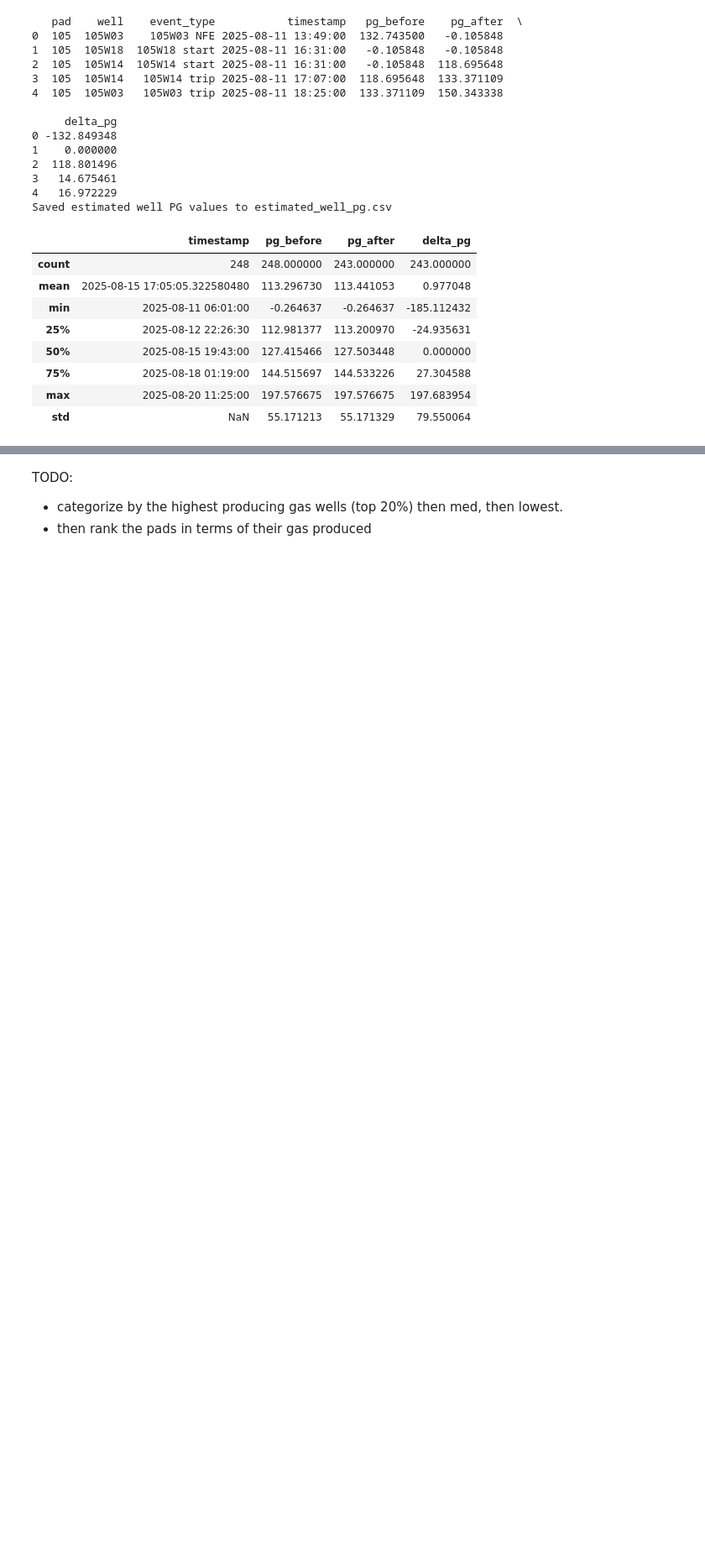
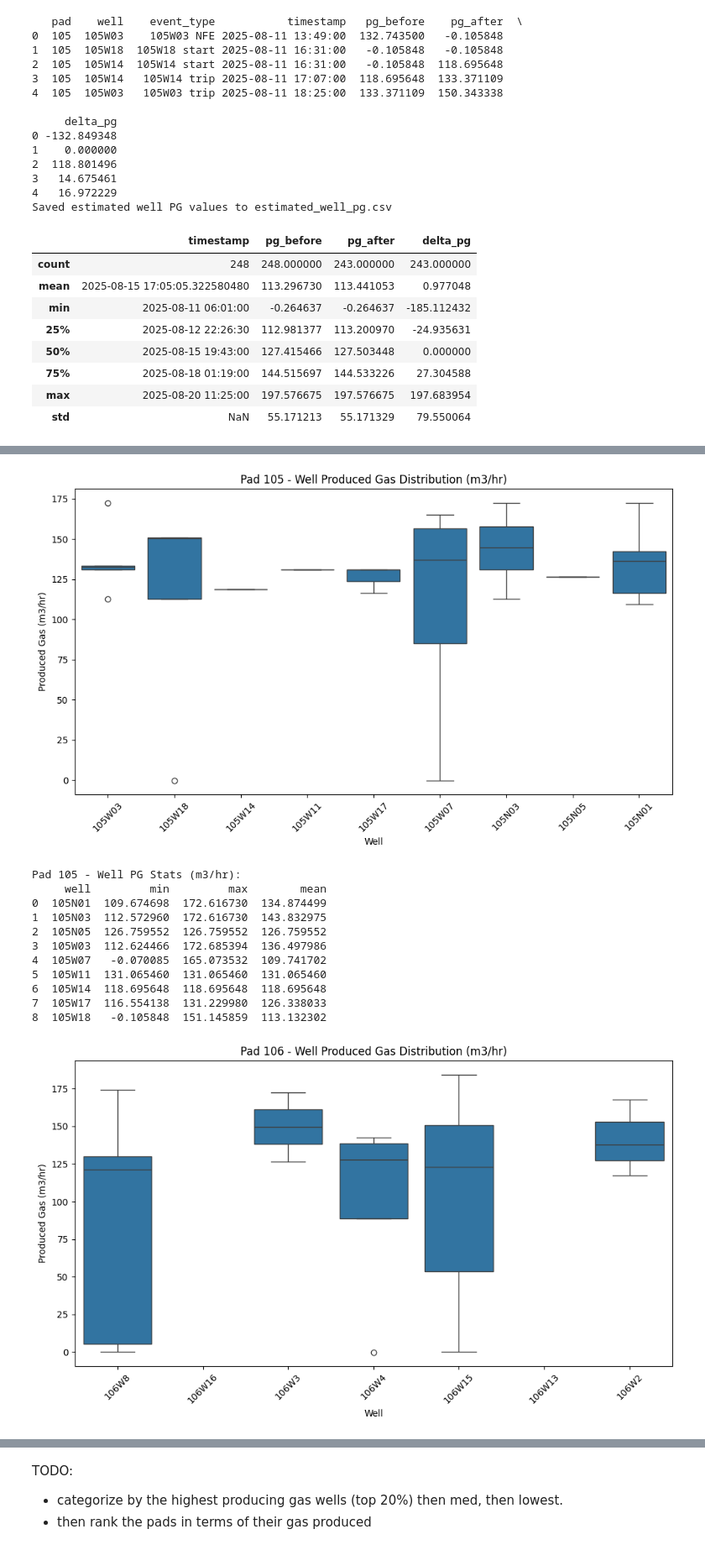
Before and after one commit to mo-beaulieu/Produced-Gas, a Jupyter notebook: well_level_pg.ipynb, the cells around one changed output, grey strips where cells are left out. Shown at 84% size. Cells and saved outputs as stored; diff of their text form; code cells hidden in the pictures; blank space fills up the shorter version.

Commit message:
created box plots and found actual vs delta

```diff
--- a/well_level_pg.ipynb
+++ b/well_level_pg.ipynb
@@ -222,0 +331,34 @@ ModuleNotFoundError: No module named 'seaborn'
+# %%
+import matplotlib.pyplot as plt
+import seaborn as sns
+
+# Boxplot for each pad's wells
+for pad in df_well_pg_actual['pad'].unique():
+    df_pad = df_well_pg_actual[df_well_pg_actual['pad'] == pad]
+    plt.figure(figsize=(10, 6))
+    sns.boxplot(x='well', y='produced_gas_value', data=df_pad)
+    plt.title(f'Pad {pad} - Well Produced Gas Distribution (m3/hr)')
+    plt.ylabel('Produced Gas (m3/hr)')
+    plt.xlabel('Well')
+    plt.xticks(rotation=45)
+    plt.tight_layout()
+    plt.show()
+
+    # Table of min, max, avg for each well
+    stats = df_pad.groupby('well')['produced_gas_value'].agg(['min', 'max', 'mean']).reset_index()
+    print(f"\nPad {pad} - Well PG Stats (m3/hr):")
+    print(stats)
+# %% [output]
+[figure, added]
+Pad 105 - Well PG Stats (m3/hr):
+     well         min         max        mean
+0  105N01  109.674698  172.616730  134.874499
+1  105N03  112.572960  172.616730  143.832975
+2  105N05  126.759552  126.759552  126.759552
+3  105W03  112.624466  172.685394  136.497986
+4  105W07   -0.070085  165.073532  109.741702
+5  105W11  131.065460  131.065460  131.065460
+6  105W14  118.695648  118.695648  118.695648
+7  105W17  116.554138  131.229980  126.338033
+8  105W18   -0.105848  151.145859  113.132302
+[figure, added]
```
Also changed, not shown: parts of 3 cells of this notebook.
